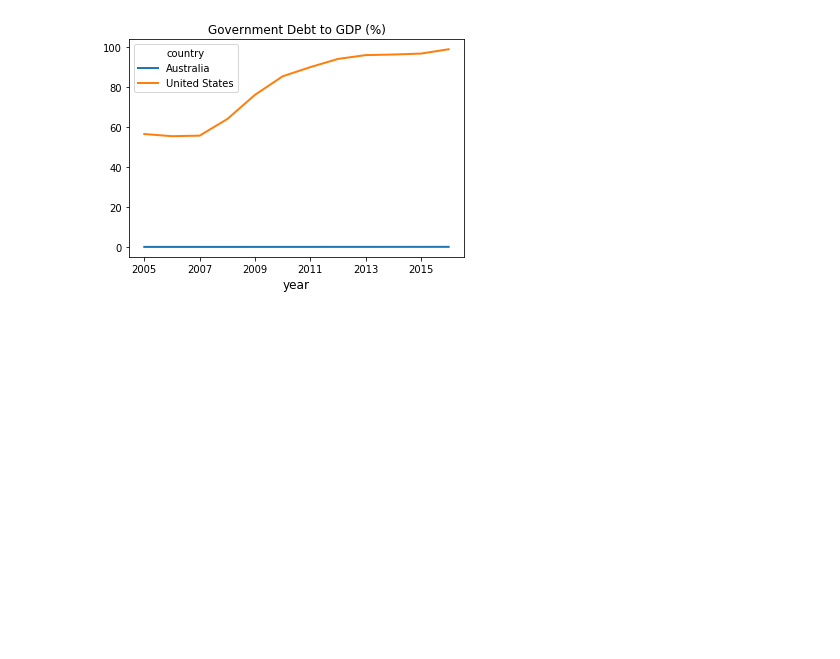
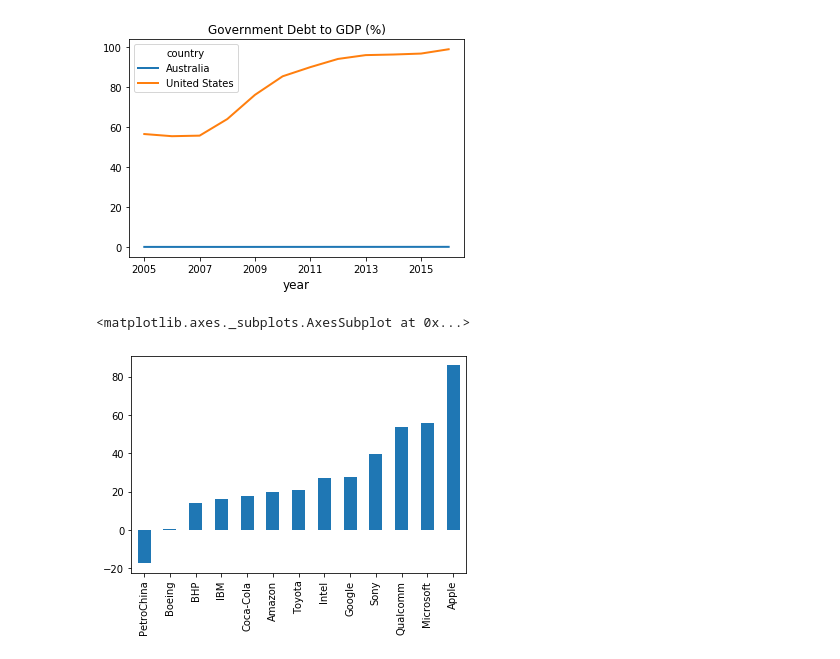
Before and after one commit to CemUz/py, a Jupyter notebook: Exercises/QuantEcon/Packages/Pandas.ipynb, the cells around one changed output. Saved outputs shown, nothing was run; the diff lists cells and outputs as text; code cells hidden in the pictures; blank space fills up the shorter version.

```diff
--- a/Exercises/QuantEcon/Packages/Pandas.ipynb
+++ b/Exercises/QuantEcon/Packages/Pandas.ipynb
@@ -248,30 +248,43 @@ import datetime as dt
 import pandas as pd
 import pandas_datareader as data
 
 ticker_list = {'INTC': 'Intel',
                'MSFT': 'Microsoft',
                'IBM': 'IBM',
                'BHP': 'BHP',
                'TM': 'Toyota',
                'AAPL': 'Apple',
                'AMZN': 'Amazon',
                'BA': 'Boeing',
                'QCOM': 'Qualcomm',
                'KO': 'Coca-Cola',
                'GOOG': 'Google',
                'SNE': 'Sony',
                'PTR': 'PetroChina'}
 
 def read_data(ticker_list, start=dt.datetime(2019,1,2), end=dt.datetime(2019,12,31)):
 
     ticker = pd.DataFrame()
 
     for tick in ticker_list:
         prices = data.DataReader(tick, 'yahoo', start, end)
         closing_prices = prices['Close']
         ticker[tick] = closing_prices
 
 
     return ticker
 
 ticker = read_data(ticker_list)
+
+first = ticker.iloc[0]
+last = ticker.iloc[-1]
+
+norm_change = 100*((last/first)-1)
+
+norm_change.sort_values(ascending=True, inplace=True)
+norm_change = norm_change.rename(index=ticker_list)
+
+norm_change.plot(kind='bar')
+# %% [output]
+<matplotlib.axes._subplots.AxesSubplot at 0x...>
+[figure, added]
```
Also changed, not shown: parts of 1 cell of this notebook.
